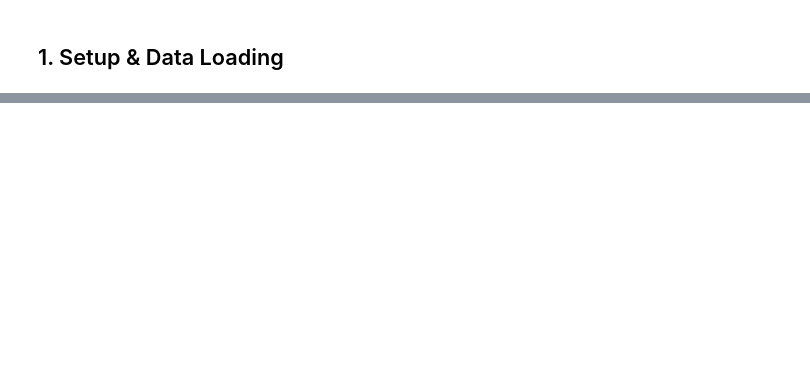
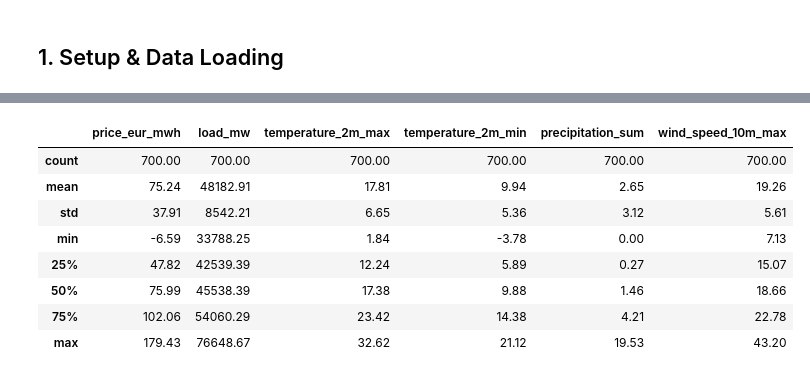
Before and after one commit to rav-lad/energy-demand-forecast, a Jupyter notebook: research/notebooks/01_comprehensive_eda.ipynb, the cells around one changed output, grey strips where cells are left out. Drawn from its saved outputs; the diff is of its cells as text; code cells hidden in the pictures; blank space fills up the shorter version.

```diff
--- a/research/notebooks/01_comprehensive_eda.ipynb
+++ b/research/notebooks/01_comprehensive_eda.ipynb
@@ -632,0 +92,15 @@ print("\n" + "="*80)
+# %%
+# Summary statistics for key variables
+key_vars = ['price_eur_mwh', 'load_mw', 'temperature_2m_max', 'temperature_2m_min',
+            'precipitation_sum', 'wind_speed_10m_max']
+df[key_vars].describe().round(2)
+# %% [output]
+|  | price_eur_mwh | load_mw | temperature_2m_max | temperature_2m_min | precipitation_sum | wind_speed_10m_max |
+| count | 700.00 | 700.00 | 700.00 | 700.00 | 700.00 | 700.00 |
+| mean | 75.24 | 48182.91 | 17.81 | 9.94 | 2.65 | 19.26 |
+| std | 37.91 | 8542.21 | 6.65 | 5.36 | 3.12 | 5.61 |
+| min | -6.59 | 33788.25 | 1.84 | -3.78 | 0.00 | 7.13 |
+| 25% | 47.82 | 42539.39 | 12.24 | 5.89 | 0.27 | 15.07 |
+| 50% | 75.99 | 45538.39 | 17.38 | 9.88 | 1.46 | 18.66 |
+| 75% | 102.06 | 54060.29 | 23.42 | 14.38 | 4.21 | 22.78 |
+| max | 179.43 | 76648.67 | 32.62 | 21.12 | 19.53 | 43.20 |
```
Also changed, not shown: parts of 50 cells of this notebook, 8 other files.
